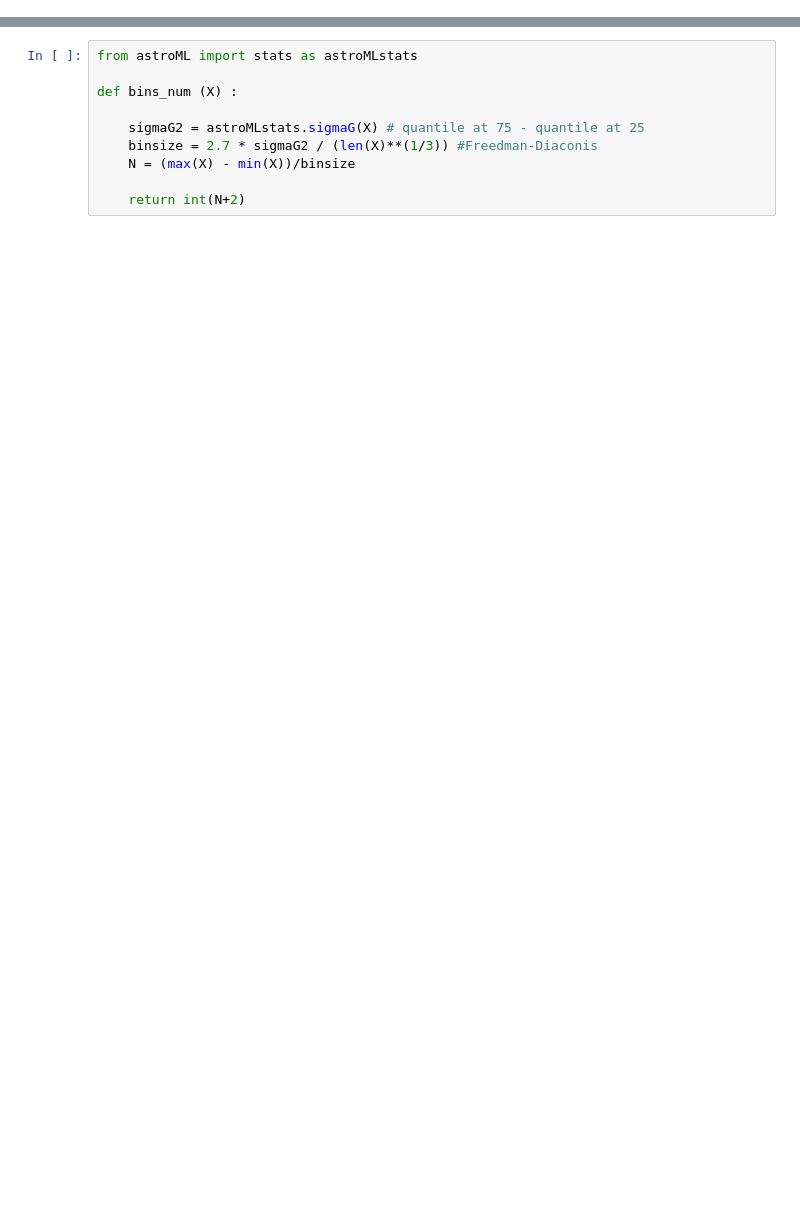
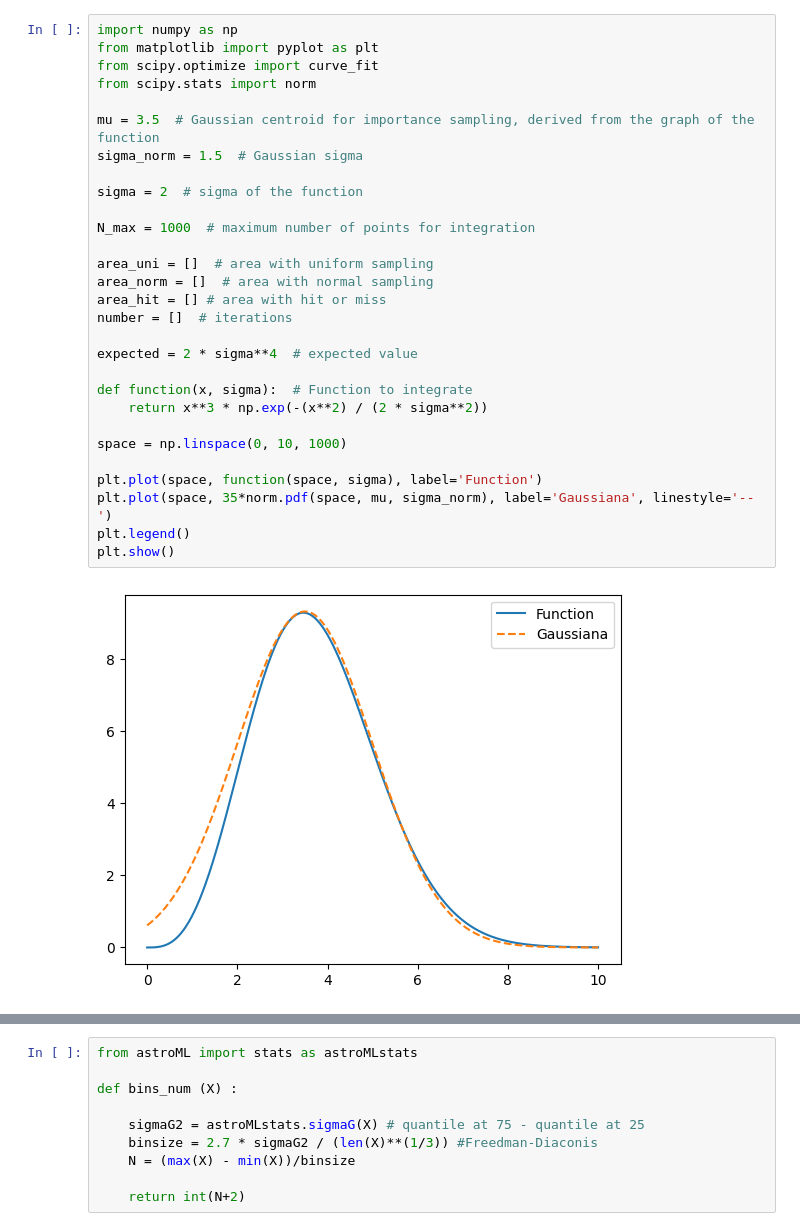
Before and after one commit to oblivion0218/ES_AstroStatistic, a Jupyter notebook: Riccardo_Bossi/lez 3/Monte_Carlo_int.ipynb, the cells around one changed output, grey strips where cells are left out. Cells and saved outputs as stored; diff of their text form; blank space fills up the shorter version.

```diff
--- a/Riccardo_Bossi/lez 3/Monte_Carlo_int.ipynb
+++ b/Riccardo_Bossi/lez 3/Monte_Carlo_int.ipynb
@@ -1 +12,32 @@
+# %%
+import numpy as np
+from matplotlib import pyplot as plt
+from scipy.optimize import curve_fit
+from scipy.stats import norm
+
+mu = 3.5  # Gaussian centroid for importance sampling, derived from the graph of the function
+sigma_norm = 1.5  # Gaussian sigma
+
+sigma = 2  # sigma of the function
+
+N_max = 1000  # maximum number of points for integration
+
+area_uni = []  # area with uniform sampling
+area_norm = []  # area with normal sampling
+area_hit = [] # area with hit or miss
+number = []  # iterations
+
+expected = 2 * sigma**4  # expected value
+
+def function(x, sigma):  # Function to integrate
+    return x**3 * np.exp(-(x**2) / (2 * sigma**2))
+
+space = np.linspace(0, 10, 1000)
+
+plt.plot(space, function(space, sigma), label='Function')
+plt.plot(space, 35*norm.pdf(space, mu, sigma_norm), label='Gaussiana', linestyle='--')
+plt.legend()
+plt.show()
+# %% [output]
+[figure, added]
 # %%
```
Also changed, not shown: parts of 3 cells of this notebook, 8 other files.
